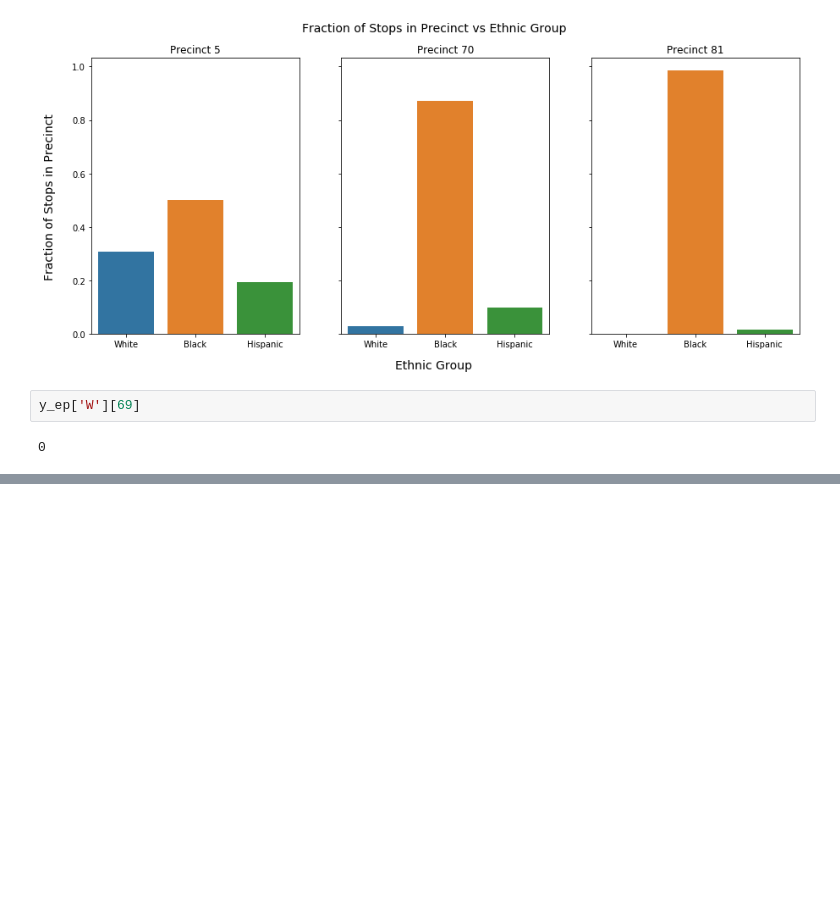
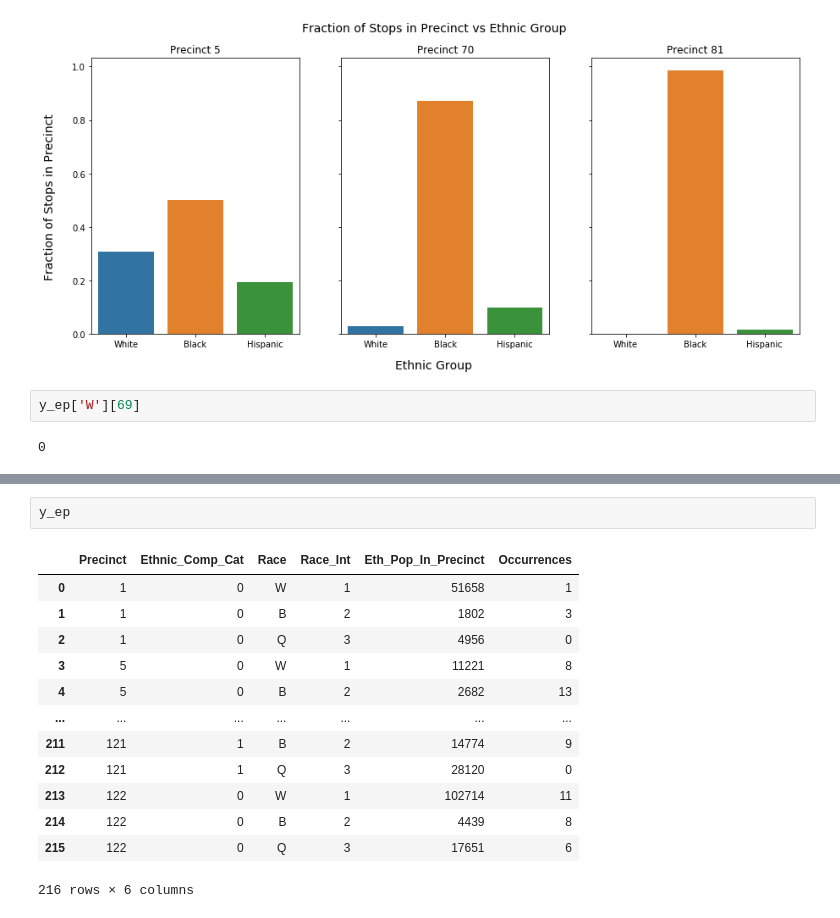
Before and after one commit to maxpiasevoli/SML310_FinalProject_MP, a Jupyter notebook: Exploratory Analysis With Data Pre Processing.ipynb, the cells around one changed output, grey strips where cells are left out. Drawn from its saved outputs; the diff is of its cells as text; blank space fills up the shorter version.

```diff
--- a/Exploratory Analysis With Data Pre Processing.ipynb
+++ b/Exploratory Analysis With Data Pre Processing.ipynb
@@ -397,0 +373,16 @@ makeHists(y_ep)
+# %%
+y_ep
+# %% [output]
+|  | Precinct | Ethnic_Comp_Cat | Race | Race_Int | Eth_Pop_In_Precinct | Occurrences |
+| 0 | 1 | 0 | W | 1 | 51658 | 1 |
+| 1 | 1 | 0 | B | 2 | 1802 | 3 |
+| 2 | 1 | 0 | Q | 3 | 4956 | 0 |
+| 3 | 5 | 0 | W | 1 | 11221 | 8 |
+| 4 | 5 | 0 | B | 2 | 2682 | 13 |
+| ... | ... | ... | ... | ... | ... | ... |
+| 211 | 121 | 1 | B | 2 | 14774 | 9 |
+| 212 | 121 | 1 | Q | 3 | 28120 | 0 |
+| 213 | 122 | 0 | W | 1 | 102714 | 11 |
+| 214 | 122 | 0 | B | 2 | 4439 | 8 |
+| 215 | 122 | 0 | Q | 3 | 17651 | 6 |
+216 rows × 6 columns
```
Also changed, not shown: parts of 19 cells of this notebook, 9 other files.
